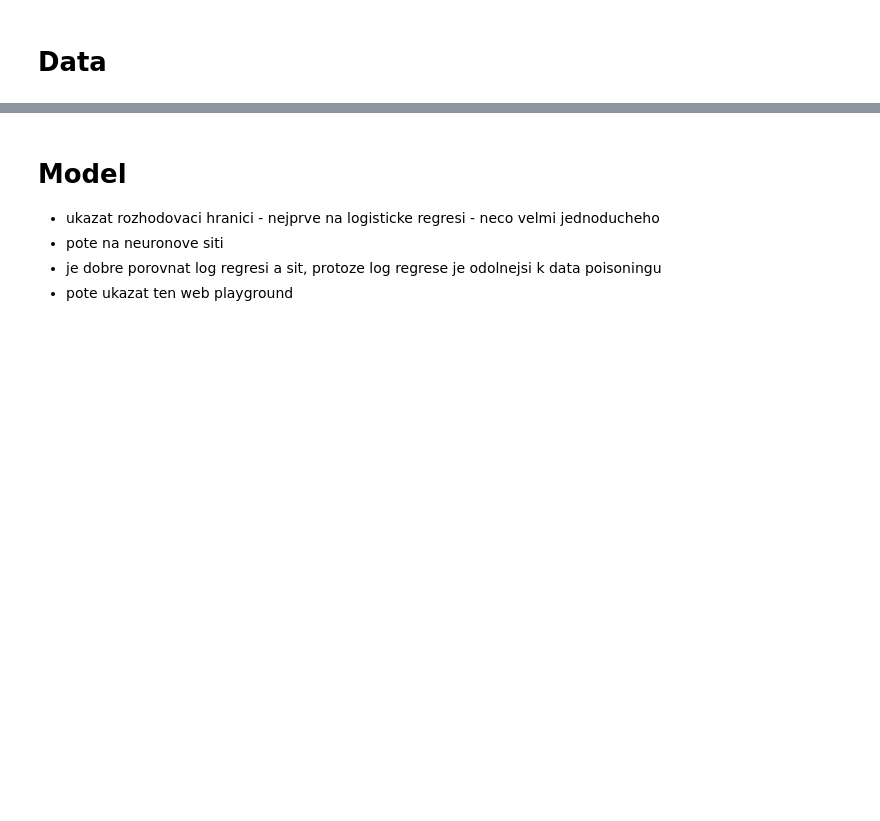
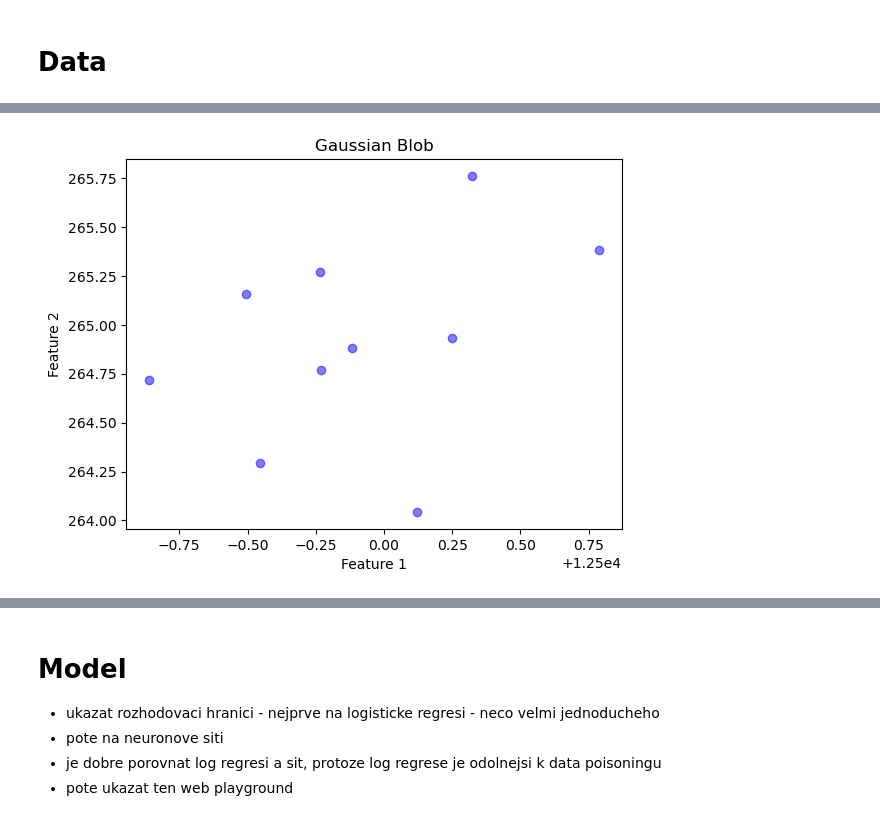
Before and after one commit to nickobard/ai-summer-school, a Jupyter notebook: data_poisoning.ipynb, the cells around one changed output, grey strips where cells are left out. Drawn from its saved outputs; the diff is of its cells as text; code cells hidden in the pictures; blank space fills up the shorter version.

```diff
--- a/data_poisoning.ipynb
+++ b/data_poisoning.ipynb
@@ -43,0 +62,18 @@ array([[-8.72928982e+00,  1.30419976e+00],
+# %%
+
+# Parameters for the Gaussian blob
+n_samples = 10  # Number of samples
+centers = [(12500, 265)]  # Center of the blob
+cluster_std = 0.5  # Standard deviation of the cluster
+
+# Generate the Gaussian blob
+X_blob, y_blob = make_blobs(n_samples=n_samples, centers=centers, cluster_std=cluster_std, random_state=42)
+
+# Plot the Gaussian blob
+plt.scatter(X_blob[:, 0], X_blob[:, 1], c='blue', alpha=0.5)
+plt.xlabel('Feature 1')
+plt.ylabel('Feature 2')
+plt.title('Gaussian Blob')
+plt.show()
+# %% [output]
+[figure, added]
```
Also changed, not shown: parts of 12 cells of this notebook.
